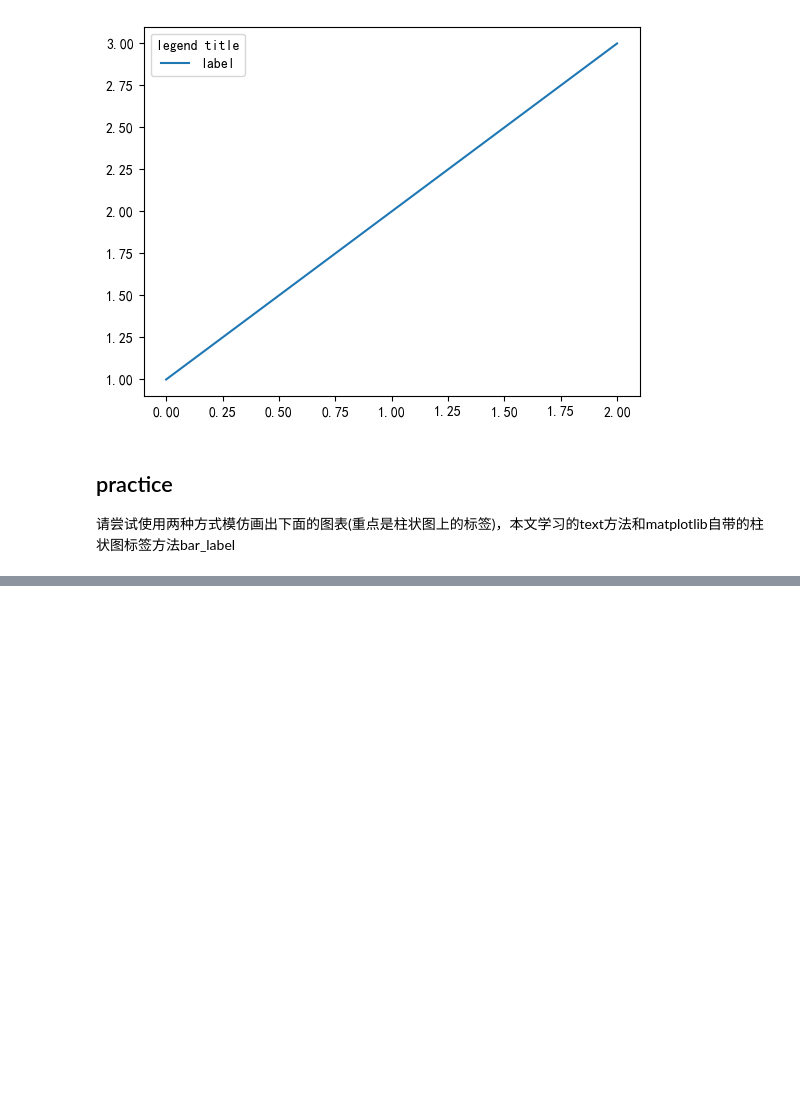
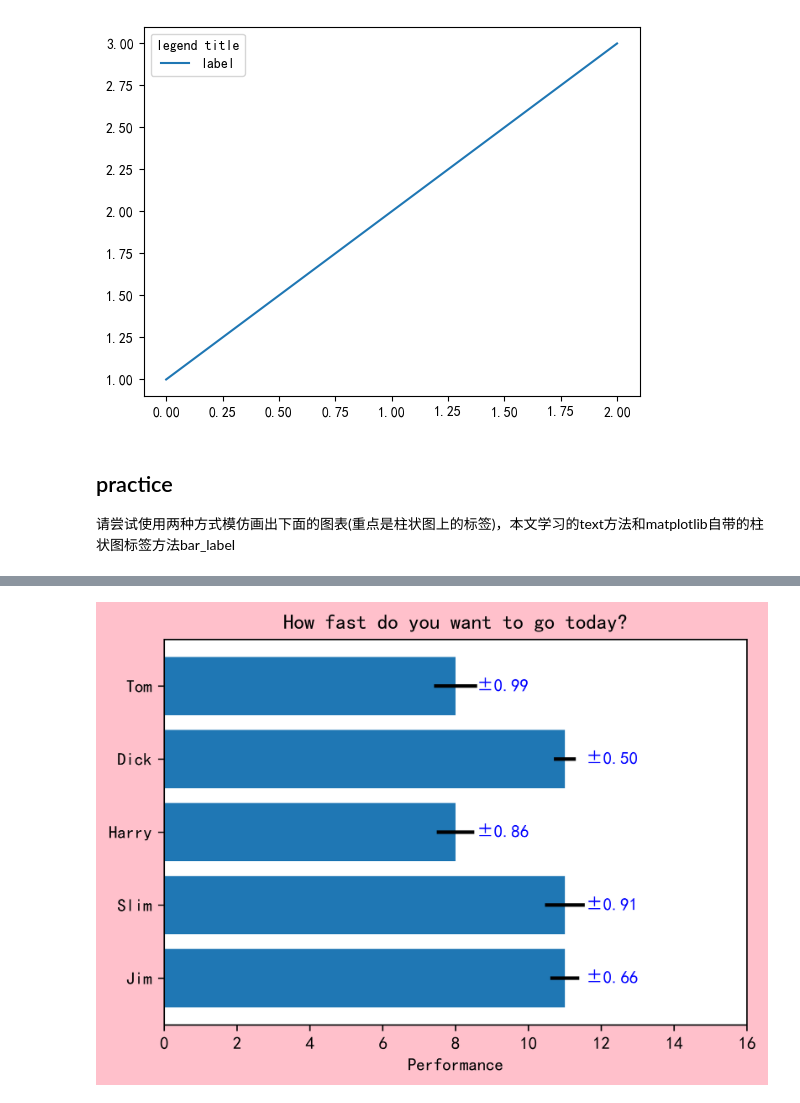
Before and after one commit to GGuo888/fantastic-matplotlib, a Jupyter notebook: practice/day04.ipynb, the cells around one changed output, grey strips where cells are left out. Drawn from its saved outputs; the diff is of its cells as text; code cells hidden in the pictures; blank space fills up the shorter version.

```diff
--- a/practice/day04.ipynb
+++ b/practice/day04.ipynb
@@ -645,0 +674,22 @@ plt.show()
+# %%
+# 方法二 plt模式绘图
+fig = plt.figure(figsize=(6,4),dpi=800,facecolor='pink')
+
+x_width = np.random.randint(8,14,size=5)
+x_width_error = np.random.uniform(0.5,1,5)
+
+Barc = plt.barh(y=range(1,6),width=x_width,align='center',
+                tick_label=['Jim','Slim','Harry','Dick','Tom'])
+plt.bar_label(Barc,labels=[f'±{x:.2f}' for x in x_width_error],
+              padding=12,label_type='edge',color='blue')
+for y,x,e in zip(range(1,6),x_width,x_width_error):
+    plt.hlines(y,xmin=x-e*0.6,xmax=x+e*0.6,linewidth=2,color='black')
+
+plt.title('How fast do you want to go today?',)
+plt.xlabel('Performance',loc='center',color='black')
+plt.xlim(0,16)
+
+
+plt.show()
+# %% [output]
+[figure, added]
```
Also changed, not shown: parts of 3 cells of this notebook, 1 other file.
